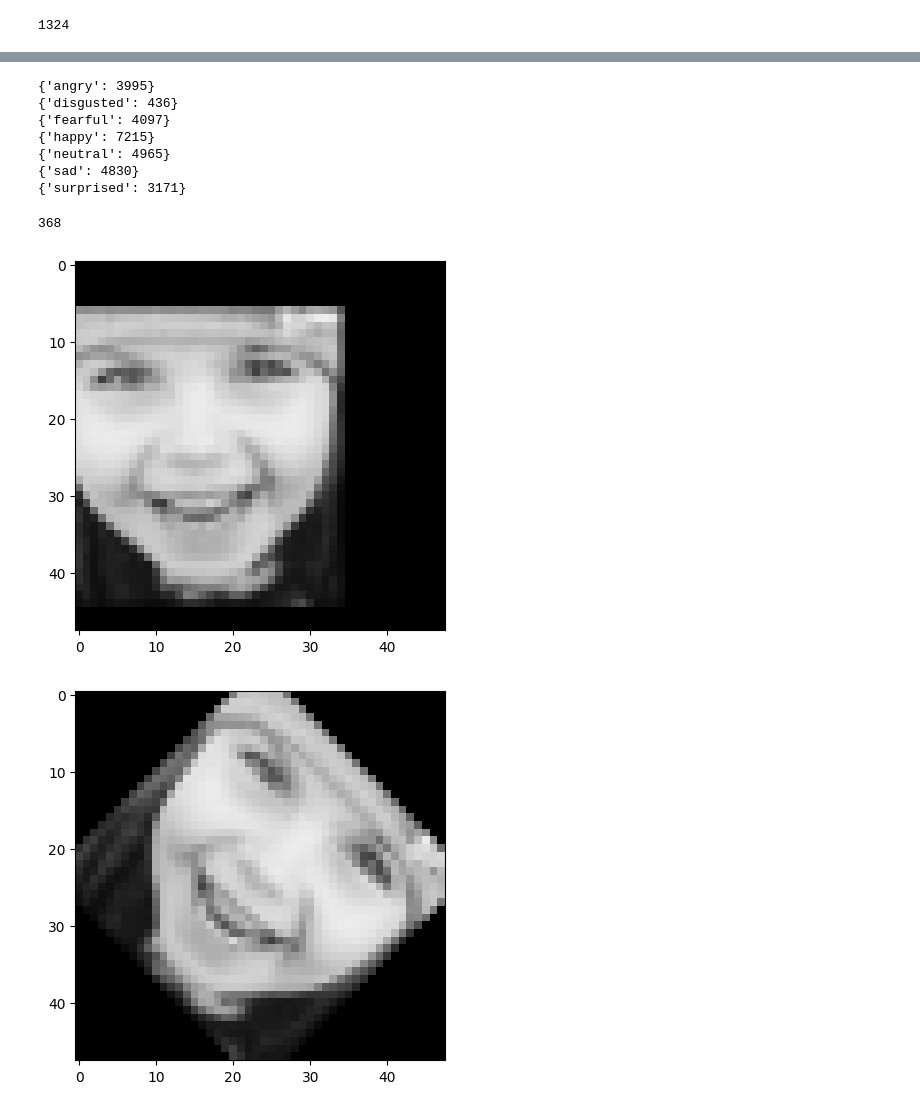
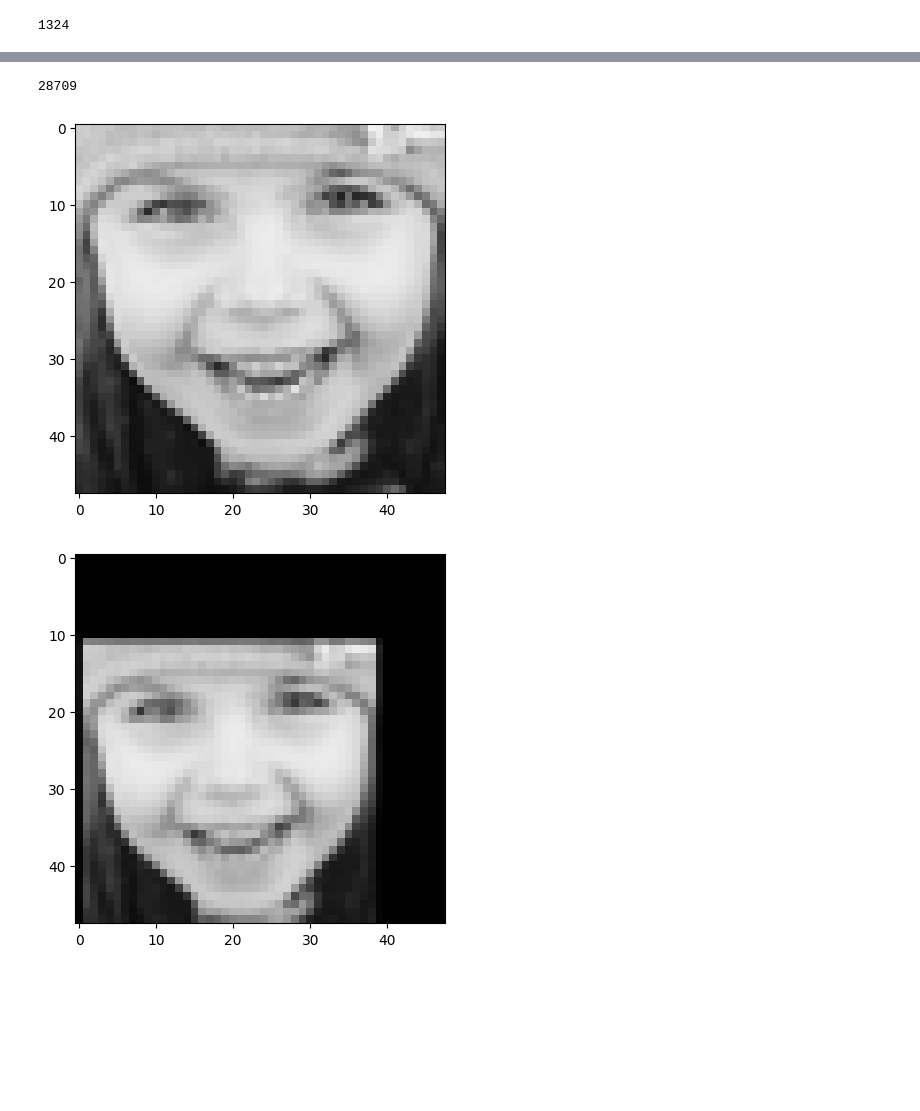
Before and after one commit to 26th-Official/Emotion-Detection, a Jupyter notebook: Emotion.ipynb, the cells around one changed output, grey strips where cells are left out. Cells and saved outputs as stored; diff of their text form; code cells hidden in the pictures; blank space fills up the shorter version.

```diff
--- a/Emotion.ipynb
+++ b/Emotion.ipynb
@@ -284,4 +308,2 @@ webhook.send(f"Execution Complete - Score - {pred_score}")
        0          1        2      3        4    5          6
 0  angry  disgusted  fearful  happy  neutral  sad  surprised
-# %%
-count = 0
@@ -288,18 +312,14 @@ count = 0
 # %%
-# for i in range(len(classes)):
-#     datalist = os.listdir(train_dir+classes[i])
-#     for j in datalist:
-#         count += 1
-#     print({classes[i]: count})
-#     count = 0
+for i in range(len(classes)):
+    datalist = os.listdir(train_dir+classes[i])
+    for j in datalist:
+        count += 1
+    # print({classes[i]: count})
+    # count = 0
+
+print(count)
 # %% [output]
-{'angry': 3995}
-{'disgusted': 436}
-{'fearful': 4097}
-{'happy': 7215}
-{'neutral': 4965}
-{'sad': 4830}
-{'surprised': 3171}
+28709
 # %%
 # augmentation = imaug.Sequential([
 #     # 1. Flip
@@ -319,13 +339,12 @@ count = 0
 #         )
 # ])
 # %%
-# temp_img = np.asarray(Image.open(r"dataset\test\happy\im1710.png"))
+temp_img = np.asarray(Image.open(r"dataset\test\happy\im1710.png"))
 
-# a = augument(temp_img)
+a = augument(temp_img)
 
-# for i in a:
-#     image_show(i)
+for i in a:
+    image_show(i)
 # %% [output]
-368
-[figure, old version]
+[figure, new version]
-[figure, old version]
+[figure, new version]
```
Also changed, not shown: parts of 17 cells of this notebook, 2 other files.
